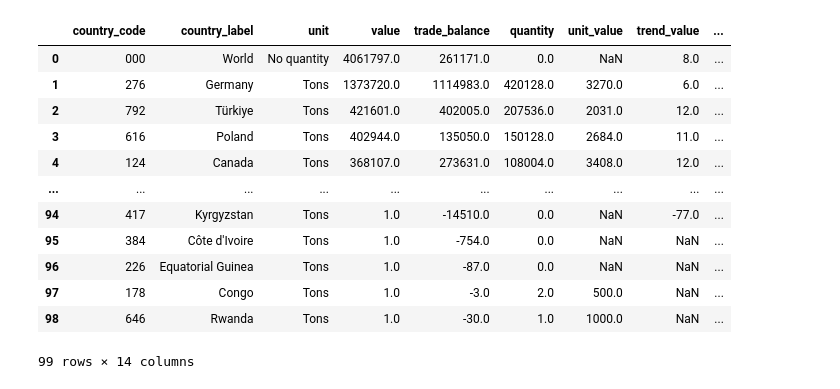
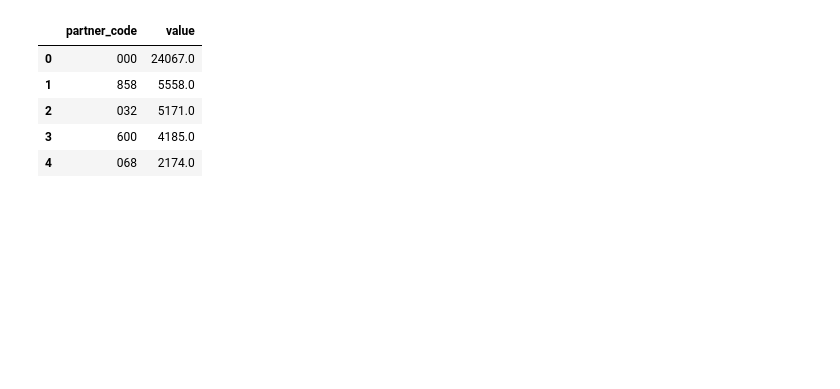
Before and after one commit to rodrigobercini/exporta_rs, a Jupyter notebook: importers.ipynb, the cells around one changed output. Cells and saved outputs as stored; diff of their text form; code cells hidden in the pictures; blank space fills up the shorter version.

```diff
--- a/importers.ipynb
+++ b/importers.ipynb
@@ -37,18 +38,28 @@ top_importers = pd.DataFrame.from_dict(response.json())
 # %%
 url = "https://m.trademap.org/api/BySpecificCountry"
 payload = "{\"language_code\":\"en\",\"trade_type\":\"E\",\"product_type\":6,\"product_code\":\"391620\",\"country_code\":\"076\",\"country_reporting\":\"D\",\"sort_expression\":\"value desc\"}"
 headers = {
   'Accept': 'application/json, text/plain, */*',
   'Accept-Language': 'en-US,en;q=0.6',
   'Connection': 'keep-alive',
   'Content-Type': 'application/json;charset=UTF-8',
   'Origin': 'https://m.trademap.org',
   'Referer': 'https://m.trademap.org/',
   'Sec-Fetch-Dest': 'empty',
   'Sec-Fetch-Mode': 'cors',
   'Sec-Fetch-Site': 'same-origin',
   'Sec-GPC': '1',
   'User-Agent': 'Mozilla/5.0 (Windows NT 10.0; Win64; x64) AppleWebKit/537.36 (KHTML, like Gecko) Chrome/110.0.0.0 Safari/537.36'
 }
 
-response = requests.request("POST", url, headers=headers, data=payload)
+response = requests.request("POST", url, headers=headers, data=payload, verify=False)
+brazil_exports = pd.DataFrame.from_dict(response.json())
+brazil_exports = brazil_exports[['partner_code','value']]
+brazil_exports.head()
+# %% [output]
+|  | partner_code | value |
+| 0 | 000 | 24067.0 |
+| 1 | 858 | 5558.0 |
+| 2 | 032 | 5171.0 |
+| 3 | 600 | 4185.0 |
+| 4 | 068 | 2174.0 |
@@ -57,16 +65,0 @@ brazil_exports = pd.DataFrame.from_dict(response.json())
-# %%
-brazil_exports
-# %% [output]
-|  | country_code | country_label | unit | value | trade_balance | quantity | unit_value | trend_value | ... |
-| 0 | 000 | World | No quantity | 4061797.0 | 261171.0 | 0.0 | NaN | 8.0 | ... |
-| 1 | 276 | Germany | Tons | 1373720.0 | 1114983.0 | 420128.0 | 3270.0 | 6.0 | ... |
-| 2 | 792 | Türkiye | Tons | 421601.0 | 402005.0 | 207536.0 | 2031.0 | 12.0 | ... |
-| 3 | 616 | Poland | Tons | 402944.0 | 135050.0 | 150128.0 | 2684.0 | 11.0 | ... |
-| 4 | 124 | Canada | Tons | 368107.0 | 273631.0 | 108004.0 | 3408.0 | 12.0 | ... |
-| ... | ... | ... | ... | ... | ... | ... | ... | ... | ... |
-| 94 | 417 | Kyrgyzstan | Tons | 1.0 | -14510.0 | 0.0 | NaN | -77.0 | ... |
-| 95 | 384 | Côte d'Ivoire | Tons | 1.0 | -754.0 | 0.0 | NaN | NaN | ... |
-| 96 | 226 | Equatorial Guinea | Tons | 1.0 | -87.0 | 0.0 | NaN | NaN | ... |
-| 97 | 178 | Congo | Tons | 1.0 | -3.0 | 2.0 | 500.0 | NaN | ... |
-| 98 | 646 | Rwanda | Tons | 1.0 | -30.0 | 1.0 | 1000.0 | NaN | ... |
-99 rows × 14 columns
```
Also changed, not shown: parts of 23 cells of this notebook.
